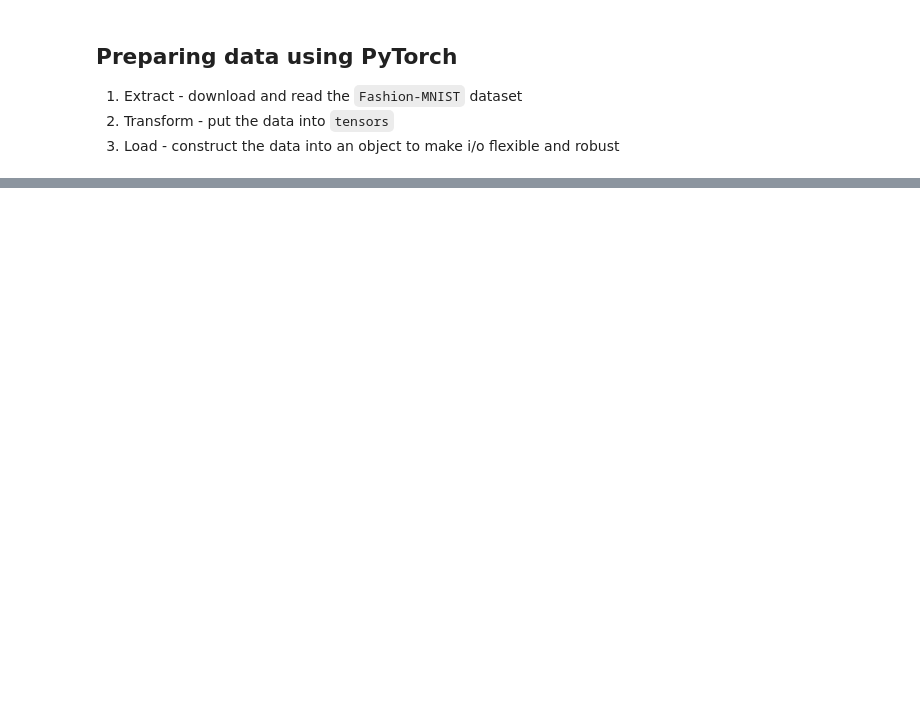
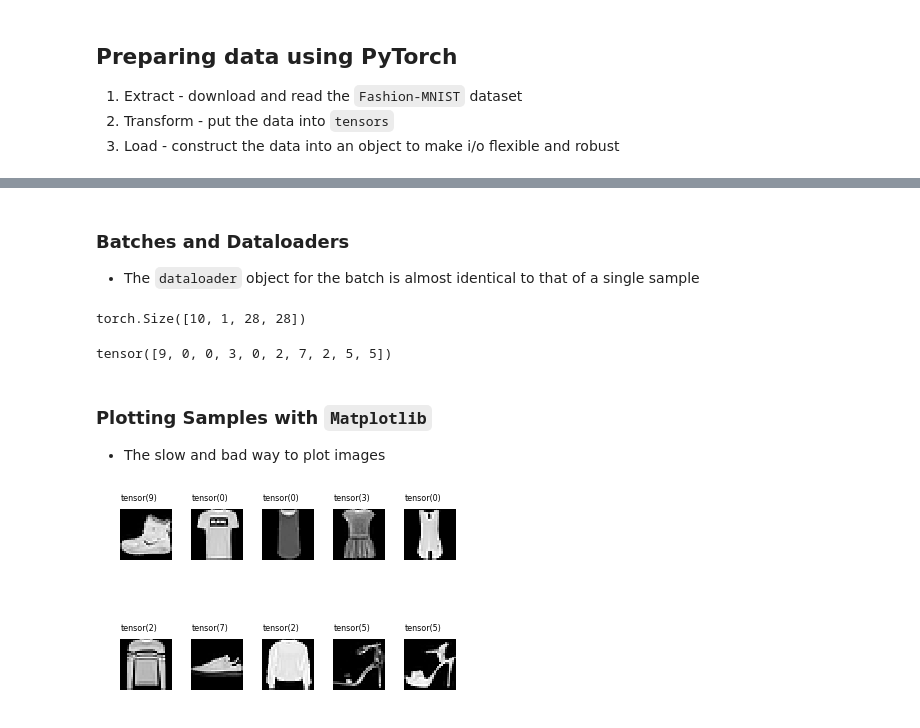
Before and after one commit to lukexyz/Thought-Loop-NN, a Jupyter notebook: notebooks/002-PyTorch-ETL-Data-Preparation.ipynb, the cells around one changed output, grey strips where cells are left out. Drawn from its saved outputs; the diff is of its cells as text; code cells hidden in the pictures; blank space fills up the shorter version.

```diff
--- a/notebooks/002-PyTorch-ETL-Data-Preparation.ipynb
+++ b/notebooks/002-PyTorch-ETL-Data-Preparation.ipynb
@@ -41,0 +78,14 @@ train_loader = torch.utils.data.DataLoader(train_set)
+# %% [markdown]
+### Batches and Dataloaders
+* The `dataloader` object for the batch is almost identical to that of a single sample
+# %%
+# train_loader returns a list of length 2
+batch = next(iter(train_loader))
+# %%
+batch[0].shape
+# %% [output]
+torch.Size([10, 1, 28, 28])
+# %%
+batch[1]
+# %% [output]
+tensor([9, 0, 0, 3, 0, 2, 7, 2, 5, 5])
@@ -41,0 +94,15 @@ train_loader = torch.utils.data.DataLoader(train_set)
+# %% [markdown]
+### Plotting Samples with `Matplotlib`
+* The slow and bad way to plot images
+# %%
+fig = plt.figure()
+fig.subplots_adjust(hspace=0.4, wspace=0.4)
+
+for i in range(len(batch[0])):
+    image = batch[0][i]
+    ax = fig.add_subplot(2, 5, i+1)
+    ax.set_axis_off()
+    ax.text(0, -5, str(batch[1][i]), fontsize=8, ha='left')
+    ax = plt.imshow(image.squeeze(), cmap='gray', interpolation="nearest")
+# %% [output]
+[figure, added]
```
Also changed, not shown: parts of 14 cells of this notebook.
